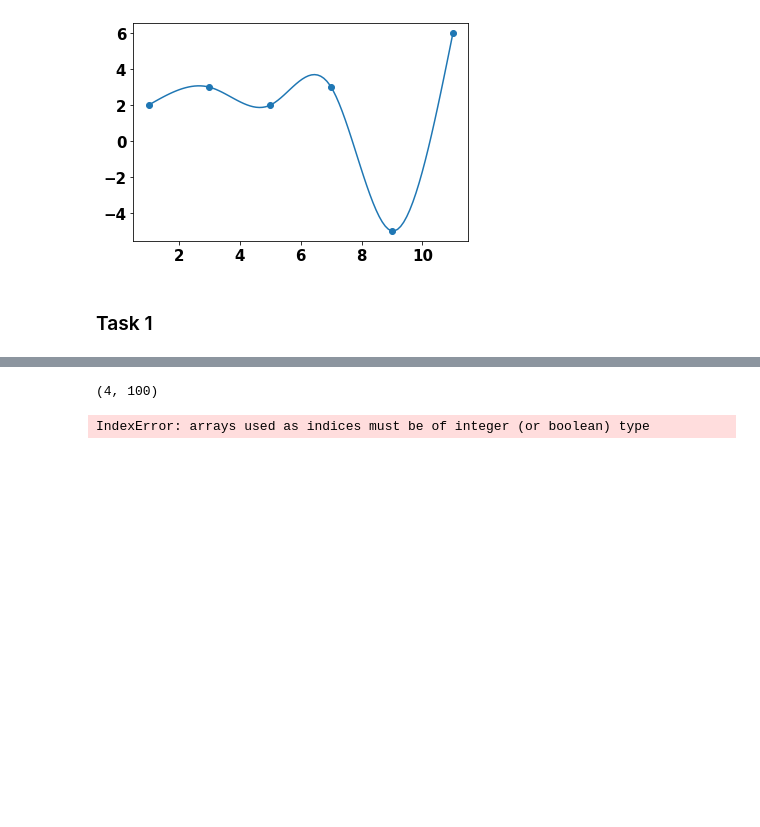
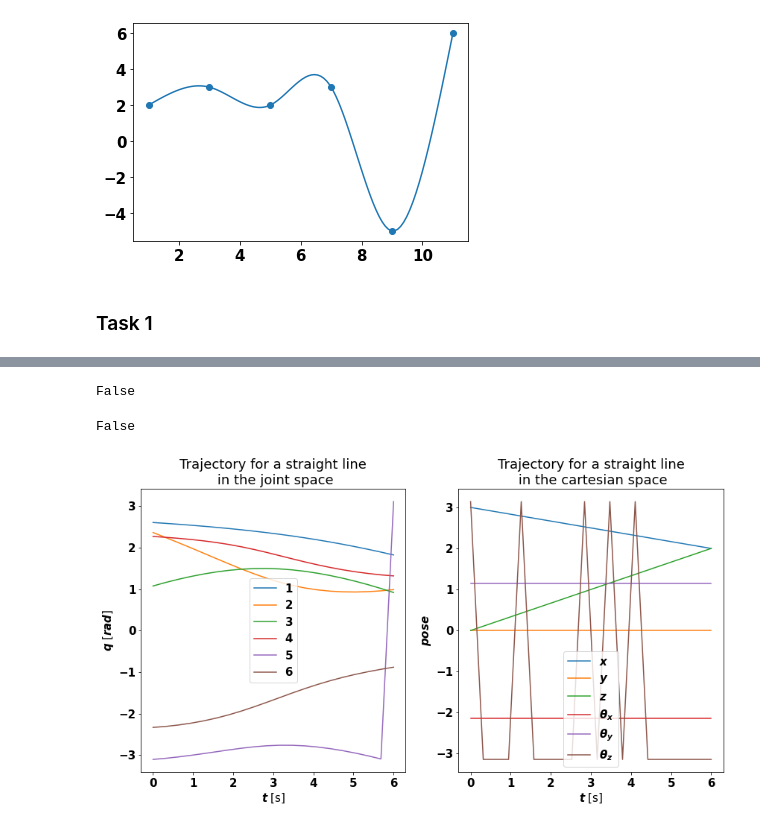
Before and after one commit to deemp/Innopolis, a Jupyter notebook: Assignment3/main.ipynb, the cells around one changed output, grey strips where cells are left out. Drawn from its saved outputs; the diff is of its cells as text; code cells hidden in the pictures; blank space fills up the shorter version.

Commit message:
trajectory is ok

```diff
--- a/Assignment3/main.ipynb
+++ b/Assignment3/main.ipynb
@@ -567,15 +550,0 @@ IndexError: list index out of range
-# %%
-print(trs.shape)
-
-plot_list([
-  {
-    'x': ts,
-    'xlabel': "$t$ [s]",
-    'ylabel': "$q$ [$rad$]",
-    'title': "Joint angles",
-    'graphs': [{"y": trs[i], "label": j} for i,j in zip(trs, labels)]
-  }
-  ])
-# %% [output]
-(4, 100)
-IndexError: arrays used as indices must be of integer (or boolean) type
@@ -581,0 +560,63 @@ IndexError: arrays used as indices must be of integer (or boolean) type
+# %%
+
+goes_through_singularity(
+    [3,0,1,1,2,0],
+    [2,0,2,1,2,0]
+    )
+# %% [output]
+False
+# %%
+
+goes_through_singularity(
+    [3,0,0,1,2,0],
+    [2,0,2,1,2,0]
+    )
+# %% [output]
+False
+# %%
+# choose points in operational space
+from utils import get_fk_solution, pose_from_t
+
+t0 = 0
+tf = 6
+N = 20
+
+poses = [
+    [3,0,0,1,2,0],
+    [2,0,2,1,2,0]
+    ]
+
+
+ts, trs = straight_line(poses[0], poses[1], t0, tf, N)
+ps = np.zeros((6,N))
+for i in range(N):
+    ps[:,i] = pose_from_t(get_fk_solution(trs[:,i]))
+# %%
+
+# Plot trajectory between points
+
+fig, ax = plt.subplots(1,2)
+fig.set_figheight(7)
+fig.set_figwidth(14)
+
+for i in range(6):
+  ax[0].plot(ts, trs[i], label=labels[i])
+  # ax.scatter(ts, qs[i])
+  ax[0].set_xlabel("$t$ [s]")
+  ax[0].set_ylabel("$q$ [$rad$]")
+ax[0].legend()
+ax[0].set_title("Trajectory for a straight line\n in the joint space")
+
+pose_labels = ["$x$","$y$","$z$","$\\theta_x$","$\\theta_y$","$\\theta_z$"]
+for i in range(6):
+  ax[1].plot(ts, ps[i], label=pose_labels[i])
+  # ax.scatter(ts, qs[i])
+  ax[1].set_xlabel("$t$ [s]")
+  ax[1].set_ylabel("$pose$")
+ax[1].legend()
+ax[1].set_title("Trajectory for a straight line\n in the cartesian space")
+
+
+plt.show()
+# %% [output]
+[figure, added]
```
Also changed, not shown: parts of 5 cells of this notebook, 1 other file.
